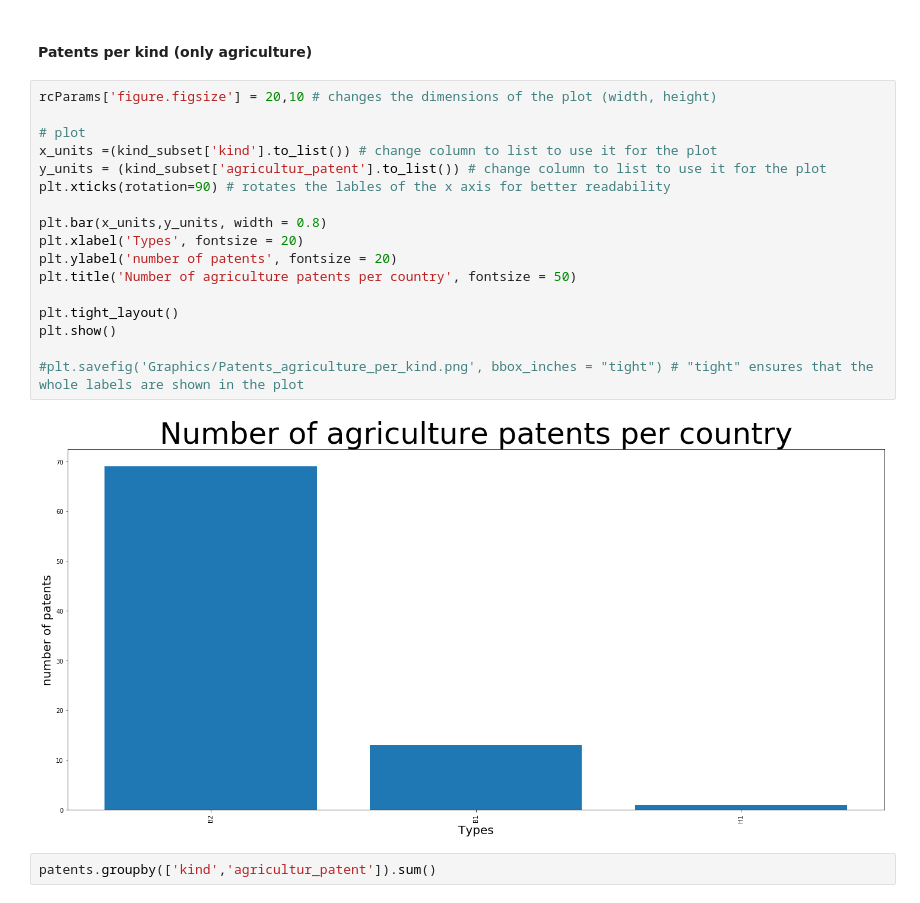
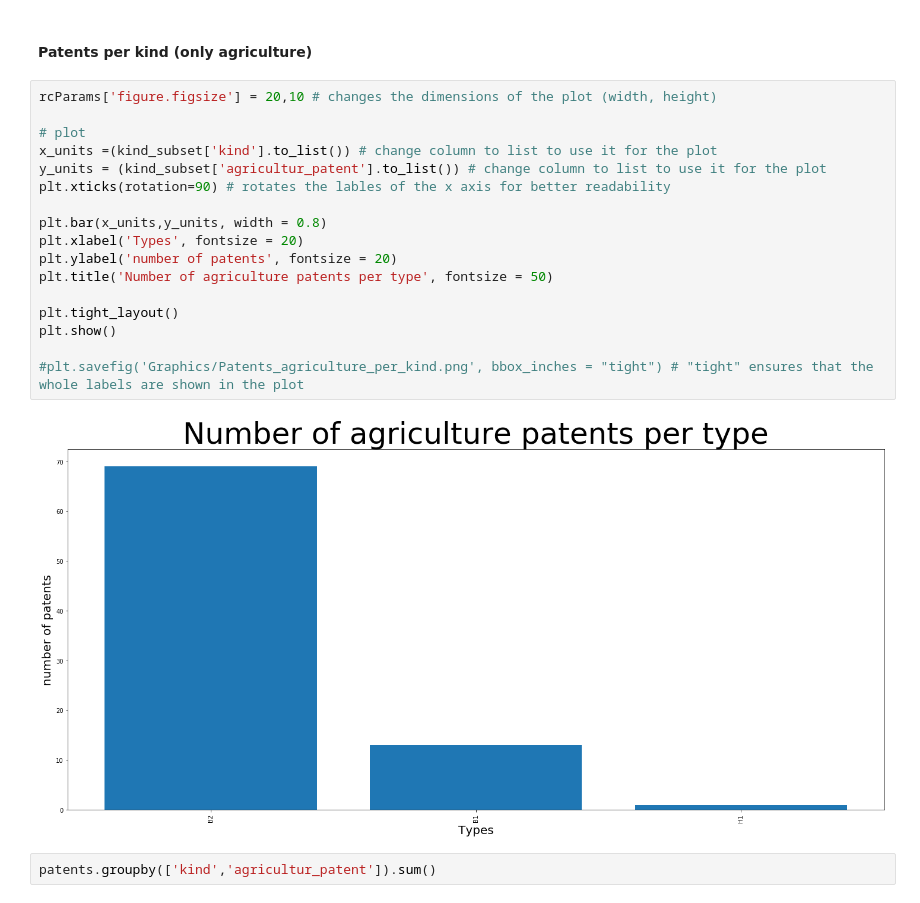
Before and after one commit to pedrohserrano/agritech-policy-data-analysis, a Jupyter notebook: 3) Analysis - Patents.ipynb, the cells around one changed output. Cells and saved outputs as stored; diff of their text form.

```diff
--- a/3) Analysis - Patents.ipynb
+++ b/3) Analysis - Patents.ipynb
@@ -141,22 +141,22 @@ patents.groupby('kind').sum()
 # %%
 rcParams['figure.figsize'] = 20,10 # changes the dimensions of the plot (width, height)
 
 # plot
 x_units =(kind_subset['kind'].to_list()) # change column to list to use it for the plot
 y_units = (kind_subset['agricultur_patent'].to_list()) # change column to list to use it for the plot
 plt.xticks(rotation=90) # rotates the lables of the x axis for better readability
 
 plt.bar(x_units,y_units, width = 0.8)
 plt.xlabel('Types', fontsize = 20)
 plt.ylabel('number of patents', fontsize = 20)
-plt.title('Number of agriculture patents per country', fontsize = 50)
+plt.title('Number of agriculture patents per type', fontsize = 50)
 
 plt.tight_layout()
 plt.show()
 
 #plt.savefig('Graphics/Patents_agriculture_per_kind.png', bbox_inches = "tight") # "tight" ensures that the whole labels are shown in the plot
 # %% [output]
-[figure, old version]
+[figure, new version]
 # %%
 patents.groupby(['kind','agricultur_patent']).sum()
 # %% [output]
```
Also changed, not shown: parts of 5 cells of this notebook, 1 other file.
